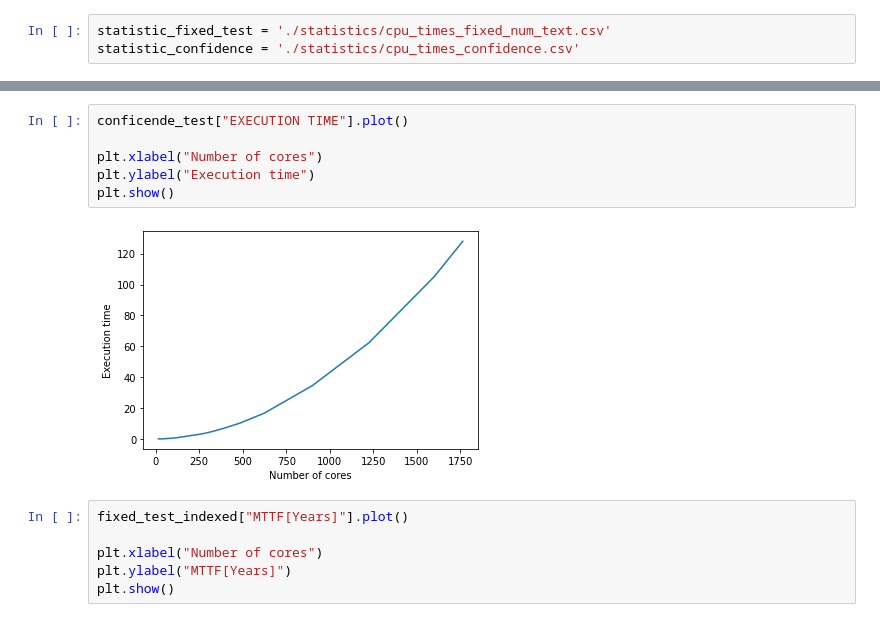
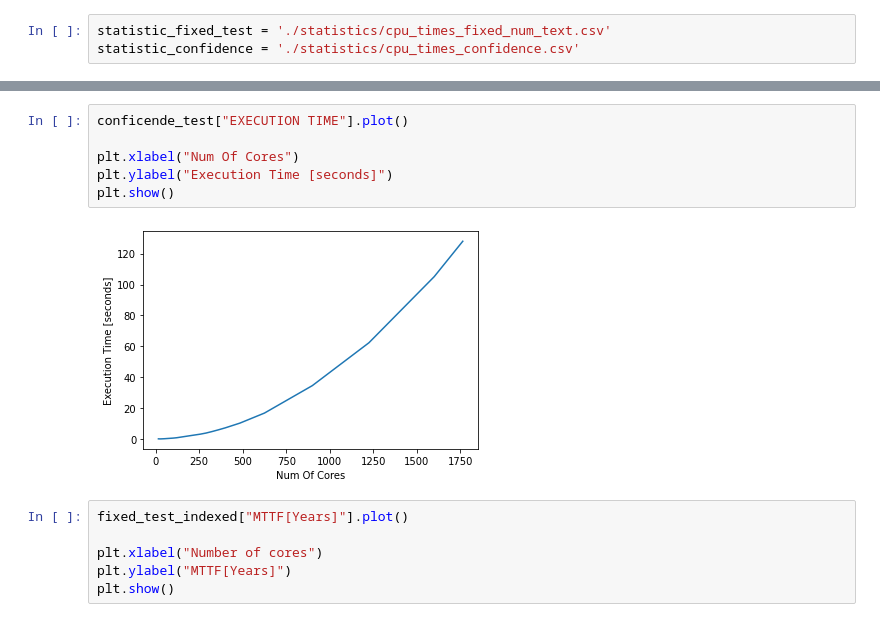
Before and after one commit to D4De/caliper-gpu, a Jupyter notebook: sequential_profile.ipynb, the cells around one changed output, grey strips where cells are left out. Cells and saved outputs as stored; diff of their text form.

```diff
--- a/sequential_profile.ipynb
+++ b/sequential_profile.ipynb
@@ -78,11 +78,11 @@ conficende_test
 # %%
 conficende_test["EXECUTION TIME"].plot()
 
-plt.xlabel("Number of cores")
-plt.ylabel("Execution time")
+plt.xlabel("Num Of Cores")
+plt.ylabel("Execution Time [seconds]")
 plt.show()
 # %% [output]
-[figure, old version]
+[figure, new version]
 # %%
 fixed_test_indexed["MTTF[Years]"].plot()
 
```
Also changed, not shown: parts of 4 cells of this notebook, 18 other files.
